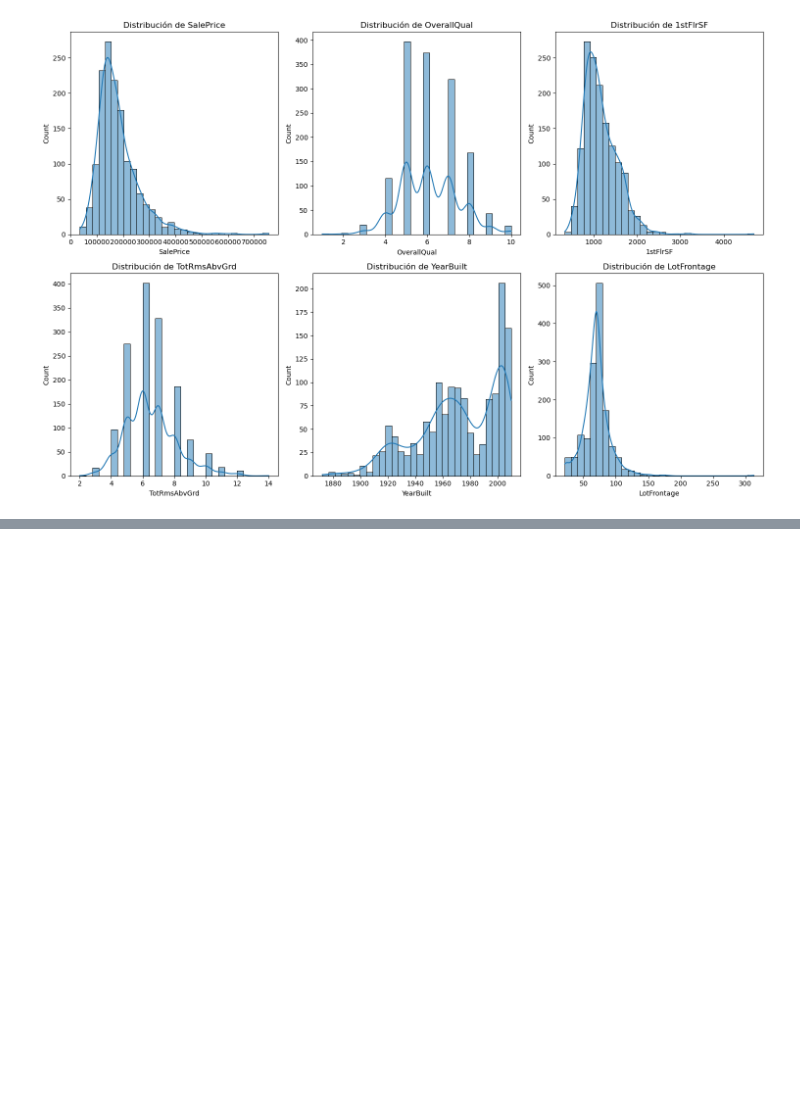
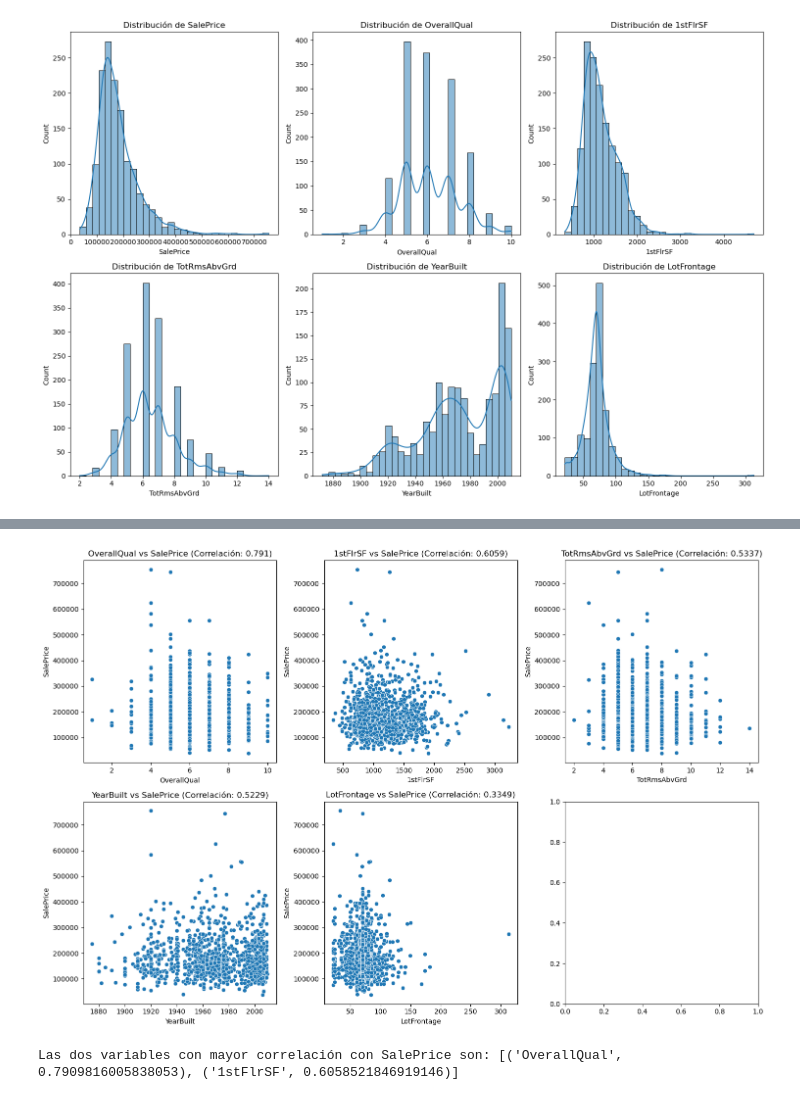
Before and after one commit to javierm1296/proyecto_python, a Jupyter notebook: Proyecto_Final_v1.ipynb, the cells around one changed output, grey strips where cells are left out. Saved outputs shown, nothing was run; the diff lists cells and outputs as text; code cells hidden in the pictures; blank space fills up the shorter version.

```diff
--- a/Proyecto_Final_v1.ipynb
+++ b/Proyecto_Final_v1.ipynb
@@ -172,0 +181,29 @@ plt.show()
+# %%
+# Scatterplots de cada variable en relación a SalePrice (una sola vista 2x3)
+fig, axes = plt.subplots(2, 3, figsize=(15,10))
+
+for i, variable in enumerate(columnas[1:]):
+    corr, _ = pearsonr(df[variable], df['SalePrice'])
+    ax = axes[i//3, i%3]
+    sns.scatterplot(x=df[variable], y=df_train["SalePrice"], ax=ax)
+    ax.set_title(f"{variable} vs SalePrice (Correlación: {round(corr,4)})")
+plt.tight_layout()
+plt.show()
+# %% [output]
+[figure, added]
+# %%
+# Crear un diccionario para almacenar las correlaciones
+correlations = {}
+
+for col in df.columns[1:]:
+    corr, _ = pearsonr(df[col], df['SalePrice'])
+    correlations[col] = corr
+
+# Ordenar las variables por su correlación con SalePrice, en orden descendente
+sorted_correlations = sorted(correlations.items(), key=lambda x: abs(x[1]), reverse=True)
+
+# Tomar las dos variables con la mayor correlación
+top_variables = sorted_correlations[:2]
+print(f"Las dos variables con mayor correlación con SalePrice son: {top_variables}")
+# %% [output]
+Las dos variables con mayor correlación con SalePrice son: [('OverallQual', 0.7909816005838053), ('1stFlrSF', 0.6058521846919146)]
```
Also changed, not shown: parts of 3 cells of this notebook.
